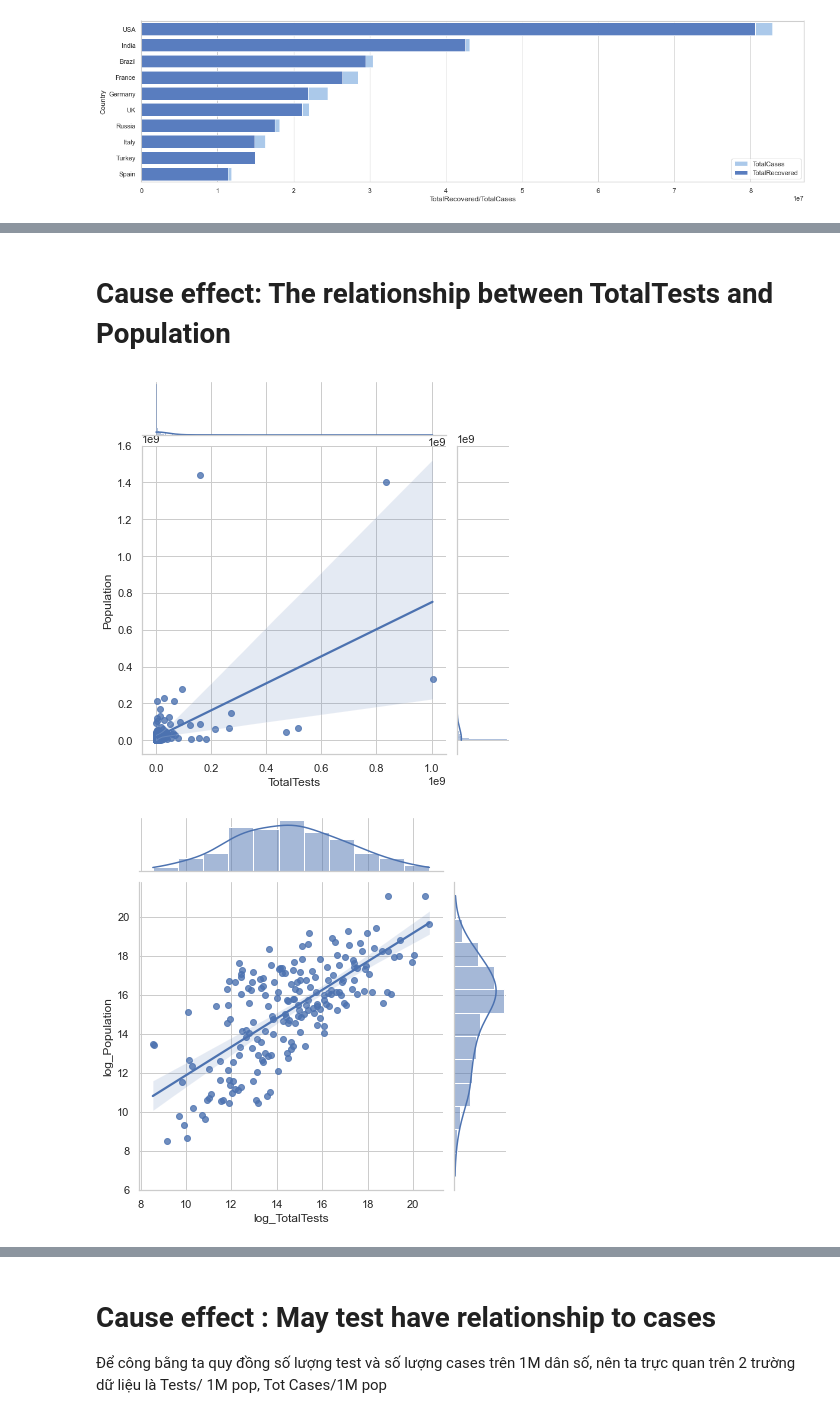
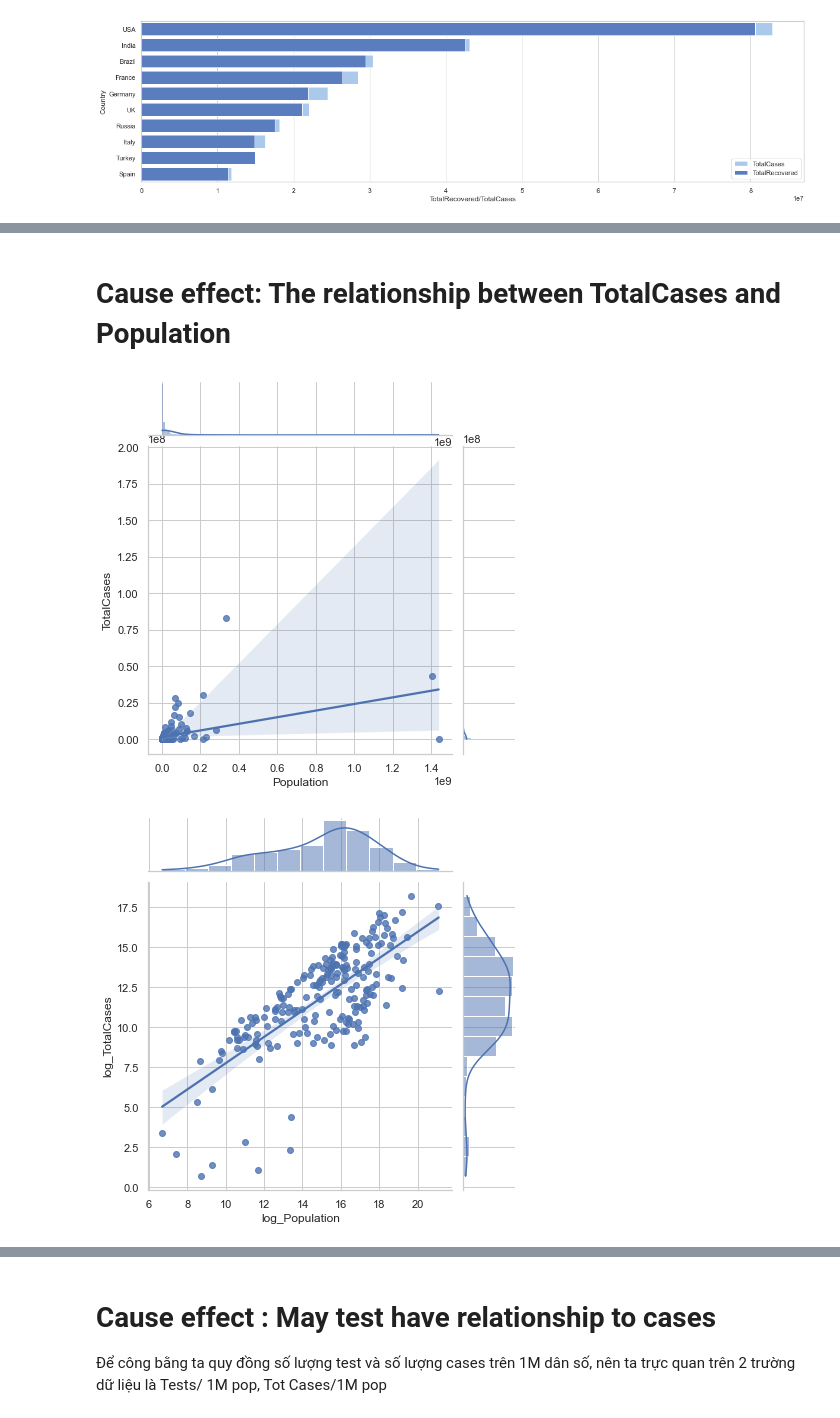
Before and after one commit to tonyvu1289/DV_lab01, a Jupyter notebook: minh.ipynb, the cells around one changed output, grey strips where cells are left out. Cells and saved outputs as stored; diff of their text form; code cells hidden in the pictures.

```diff
--- a/minh.ipynb
+++ b/minh.ipynb
@@ -91,12 +79,12 @@ g2 = sns.jointplot(x="log_TotalCases", y="log_Population", data=df_log, kind="re
-# %% [markdown]
-# Cause effect: The relationship between TotalTests and Population
-# %%
-df_log = deepcopy(df)
-df_log.dropna(subset = ["TotalTests", "Population"])
-df_log["log_TotalTests"] = np.log(df_log["TotalTests"].to_list())
-df_log["log_Population"] = np.log(df_log["Population"].to_list())
-g3 = sns.jointplot(x="TotalTests", y="Population", data=df, kind="reg")
-g4 = sns.jointplot(x="log_TotalTests", y="log_Population", data=df_log, kind="reg")
-# %% [output]
-[figure, removed]
-[figure, removed]
+# %% [markdown]
+# Cause effect: The relationship between TotalCases and Population
+# %%
+df_log = deepcopy(df)
+df_log.dropna(subset = ["TotalCases", "Population"])
+df_log["log_TotalCases"] = np.log(df_log["TotalCases"].to_list())
+df_log["log_Population"] = np.log(df_log["Population"].to_list())
+g = sns.jointplot(x="Population", y="TotalCases", data=df, kind="reg")
+g2 = sns.jointplot(x="log_Population", y="log_TotalCases", data=df_log, kind="reg")
+# %% [output]
+[figure, added]
+[figure, added]
```
Also changed, not shown: parts of 6 cells of this notebook.
